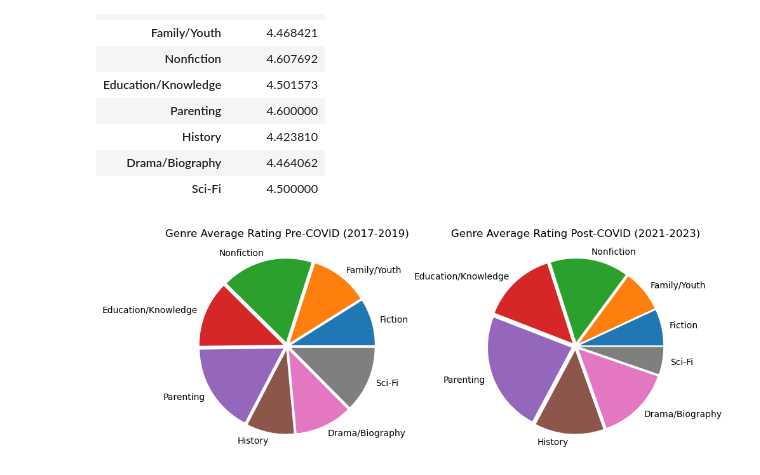
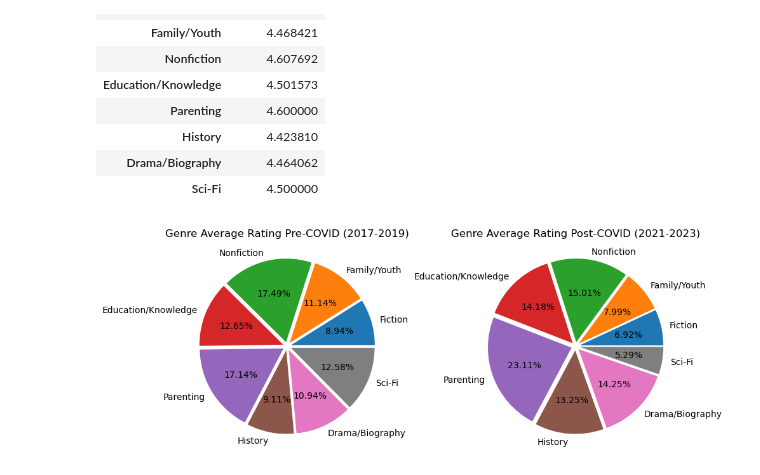
Before and after one commit to e-hdz130504/CPSC368-Phase-4, a Jupyter notebook: Q1_Visualization.ipynb, the cells around one changed output. Drawn from its saved outputs; the diff is of its cells as text; code cells hidden in the pictures.

Commit message:
Changes to q1 plot

```diff
--- a/Q1_Visualization.ipynb
+++ b/Q1_Visualization.ipynb
@@ -156,33 +156,33 @@ vals1, vals2 = pre_covid_data.iloc[:,0], post_covid_data.iloc[:,0]
 
 # fig, ax = plt.subplots()
 # ax.bar(x - w/2, vals1, width=w, label = 'Pre-COVID')
 # ax.bar(x + w/2, vals2, width=w, label = 'Post-COVID')
 # ax.tick_params(axis = 'x', labelrotation=45, labelsize = 7);
 # ax.set_title('Genre Average Rating Pre and Post COVID')
 # ax.legend()
 # ax.set_ylabel('Stars Rating (1-5)')
 # ax.set_xlabel('Genres')
 # ax.set_ylim(4.3,4.8)
 # ax.set_xticks(x)
 # ax.set_xticklabels(genres)
 # fig.tight_layout
 #-----------------------------------------------------------------
 
 #Plotting the data!
 fig, ax = plt.subplots(1,2,figsize = (10,10))
 
 #Finding the minimum value to have a relative value as all values are 4.3 <= rating <= 4.6
 min_value = np.min([np.min(vals1), np.min(vals2)])-0.1
 
 #Plotting Pre-Covid
-ax[0].pie(vals1-min_value, labels = genres, explode = [0.05,0.05,0.05,0.05, 0.05,0.05,0.05,0.05]);
+ax[0].pie(vals1-min_value, labels = genres, explode = [0.05,0.05,0.05,0.05, 0.05,0.05,0.05,0.05], autopct='%1.2f%%');
 ax[0].set_title('Genre Average Rating Pre-COVID (2017-2019)')
 
 #Plotting Post-Covid
-ax[1].pie(vals2-min_value, labels = genres, explode = [0.05,0.05,0.05,0.05, 0.05,0.05,0.05,0.05]);
+ax[1].pie(vals2-min_value, labels = genres, explode = [0.05,0.05,0.05,0.05, 0.05,0.05,0.05,0.05], autopct='%1.2f%%');
 ax[1].set_title('Genre Average Rating Post-COVID (2021-2023)')
 
 fig.tight_layout()
 plt.savefig('Q1')
 # %% [output]
-[figure, old version]
+[figure, new version]
```
Also changed, not shown: parts of 2 cells of this notebook, 1 other file.
